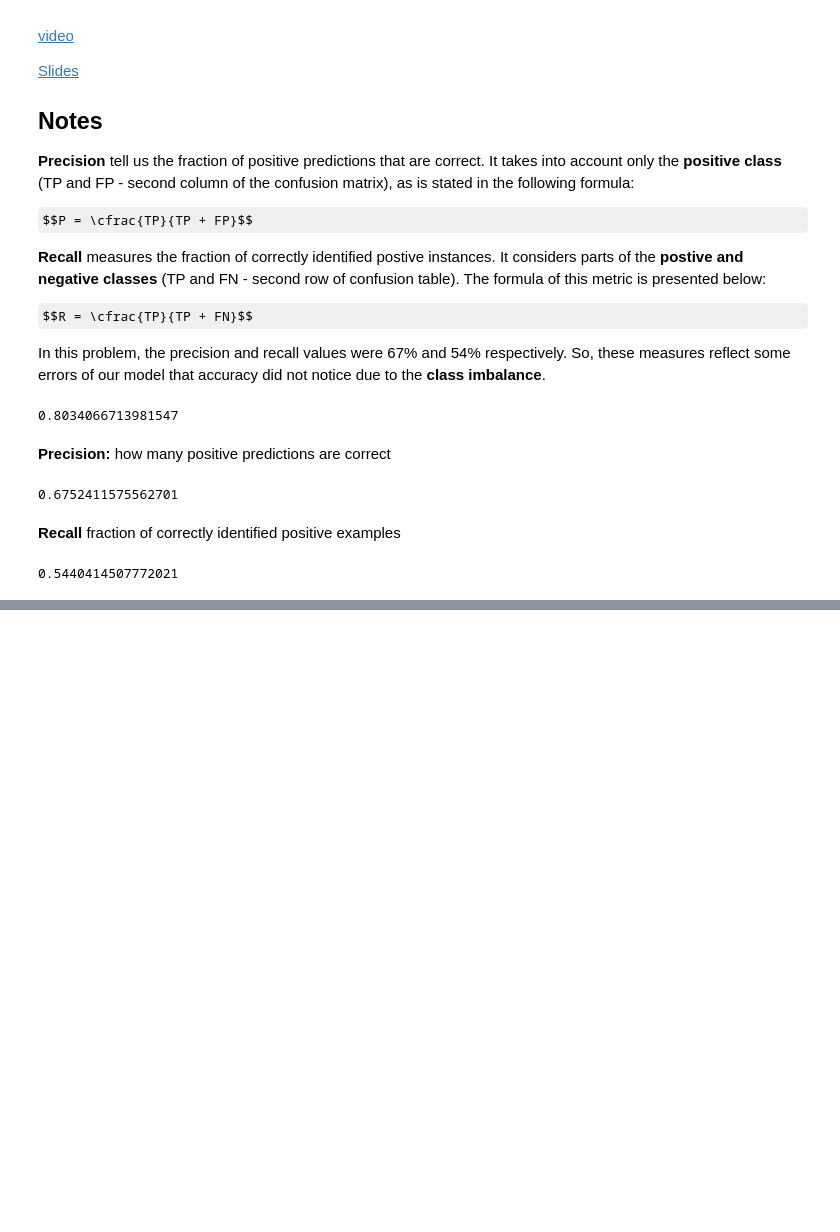
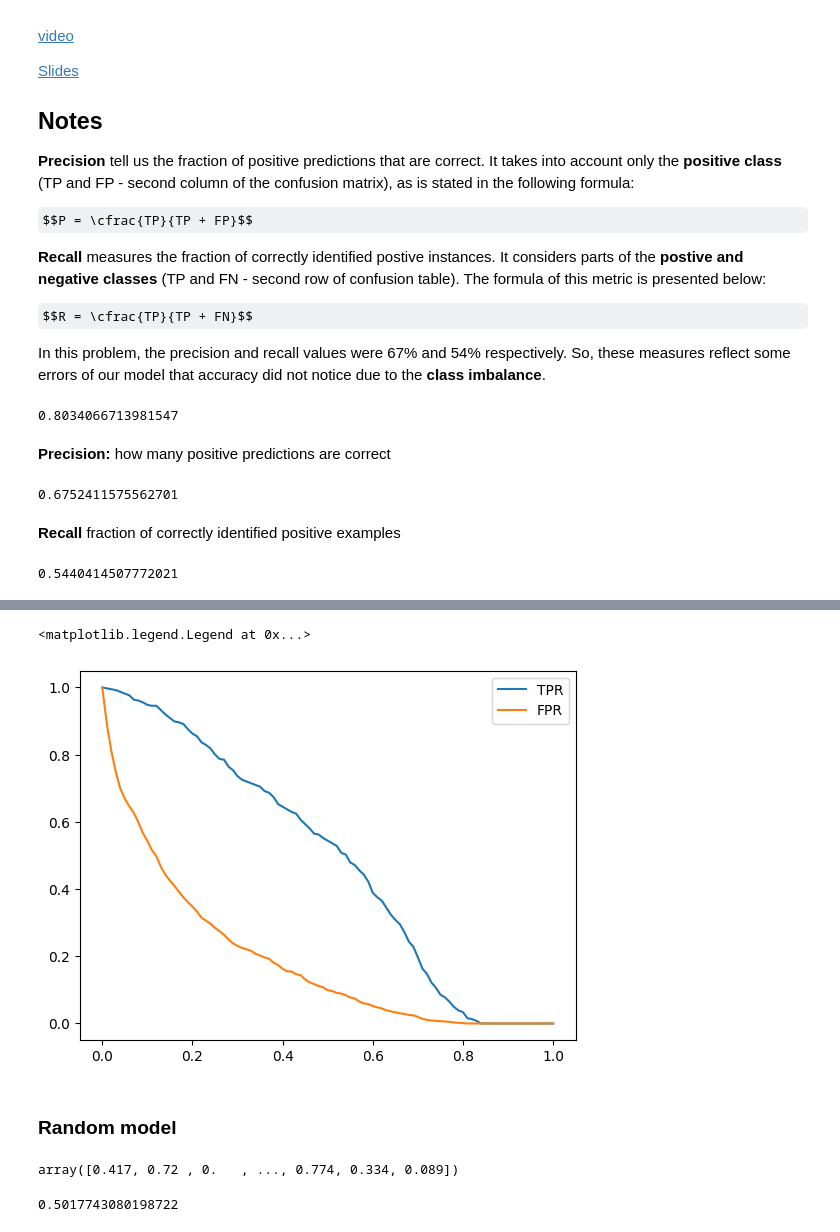
Before and after one commit to giraldiego/machine-learning-zoomcamp, a Jupyter notebook: work/04-evaluation/04-evaluation-live.ipynb, the cells around one changed output, grey strips where cells are left out. Saved outputs shown, nothing was run; the diff lists cells and outputs as text; code cells hidden in the pictures; some formulas as TeX source; blank space fills up the shorter version.

```diff
--- a/work/04-evaluation/04-evaluation-live.ipynb
+++ b/work/04-evaluation/04-evaluation-live.ipynb
@@ -277,0 +327,24 @@ R
+# %%
+# We compute for every threshold
+scores = []
+
+thresholds = np.linspace(0, 1, 101)
+
+for t in thresholds:
+
+    actual_positive = y_val == 1
+    actual_negative = y_val == 0
+    predict_positive = y_pred >= t
+    predict_negative = y_pred < t
+
+    tp = (predict_positive & actual_positive).sum()
+    tn = (predict_negative & actual_negative).sum()
+    fp = (predict_positive & actual_negative).sum()
+    fn = (predict_negative & actual_positive).sum()
+
+    # tpr = tp / (tp + fn)
+    # fpr = fp / (tn + fp)
+
+    scores.append((t, tp, fp, fn, tn))
+
+len(scores)
@@ -277,0 +353,5 @@ R
+# %%
+cols = "t, tp, fp, fn, tn".split(", ")
+# %%
+df_scores = pd.DataFrame(scores, columns=cols)
+df_scores[::10]
@@ -277,0 +371,4 @@ R
+# %%
+df_scores["tpr"] = df_scores.tp / (df_scores.tp + df_scores.fn)
+df_scores["fpr"] = df_scores.fp / (df_scores.tn + df_scores.fp)
+df_scores[::10]
@@ -277,0 +388,19 @@ R
+# %%
+plt.plot(df_scores.t, df_scores.tpr, label="TPR")
+plt.plot(df_scores.t, df_scores.fpr, label="FPR")
+plt.legend()
+# %% [output]
+<matplotlib.legend.Legend at 0x...>
+[figure, added]
+# %% [markdown]
+### Random model
+# %%
+np.random.seed(1)
+y_rand = np.random.uniform(0,1, len(y_val))
+y_rand.round(3)
+# %% [output]
+array([0.417, 0.72 , 0.   , ..., 0.774, 0.334, 0.089])
+# %%
+((y_rand >= 0.5) == y_val).mean()
+# %% [output]
+0.5017743080198722
```
Also changed, not shown: parts of 22 cells of this notebook.
